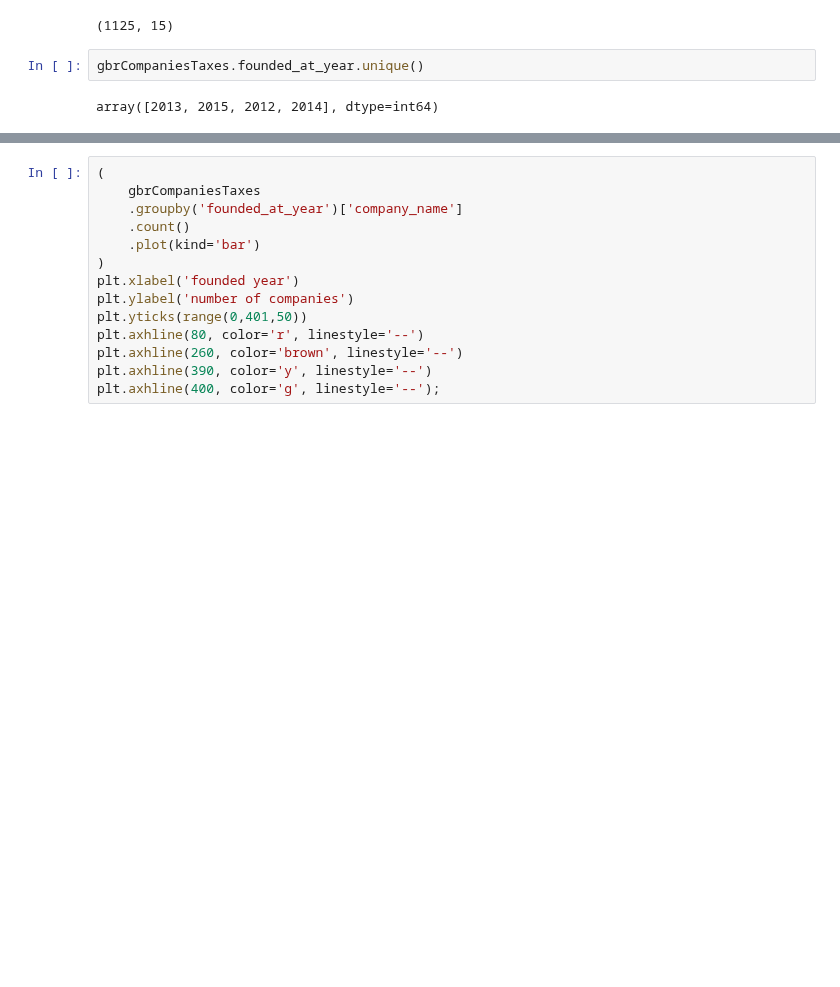
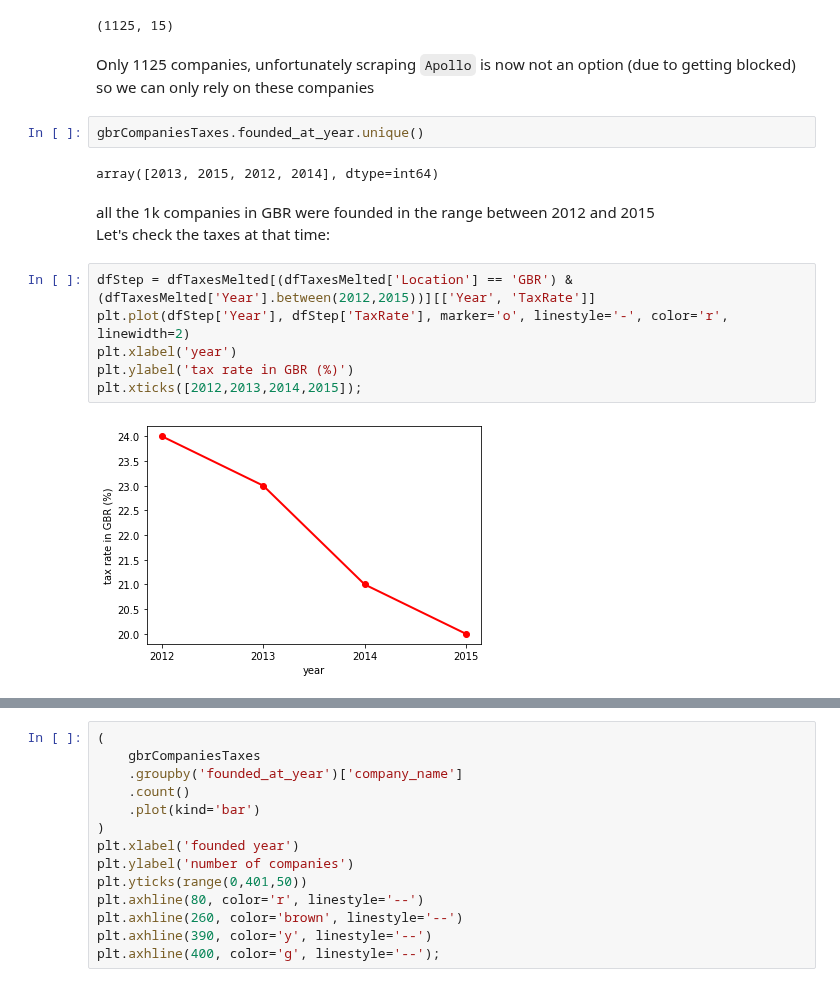
Before and after one commit to OdyAsh/StartupCompanies, a Jupyter notebook: Ashraf-Startup-Companies.ipynb, the cells around one changed output, grey strips where cells are left out. Cells and saved outputs as stored; diff of their text form; blank space fills up the shorter version.

Commit message:
Done with Taxes Question

```diff
--- a/Ashraf-Startup-Companies.ipynb
+++ b/Ashraf-Startup-Companies.ipynb
@@ -535,7 +534,21 @@ gbrCompaniesTaxes = companiesTaxes[companiesTaxes['company_country_code'] == 'GB
 gbrCompaniesTaxes.shape
 # %% [output]
 (1125, 15)
+# %% [markdown]
+Only 1125 companies, unfortunately scraping `Apollo` is now not an option (due to getting blocked) <br>
+so we can only rely on these companies
 # %%
 gbrCompaniesTaxes.founded_at_year.unique()
 # %% [output]
 array([2013, 2015, 2012, 2014], dtype=int64)
+# %% [markdown]
+all the 1k companies in GBR were founded in the range between 2012 and 2015 <br>
+Let's check the taxes at that time:
+# %%
+dfStep = dfTaxesMelted[(dfTaxesMelted['Location'] == 'GBR') & (dfTaxesMelted['Year'].between(2012,2015))][['Year', 'TaxRate']]
+plt.plot(dfStep['Year'], dfStep['TaxRate'], marker='o', linestyle='-', color='r', linewidth=2)
+plt.xlabel('year')
+plt.ylabel('tax rate in GBR (%)')
+plt.xticks([2012,2013,2014,2015]);
+# %% [output]
+[figure, added]
```
Also changed, not shown: parts of 29 cells of this notebook.
